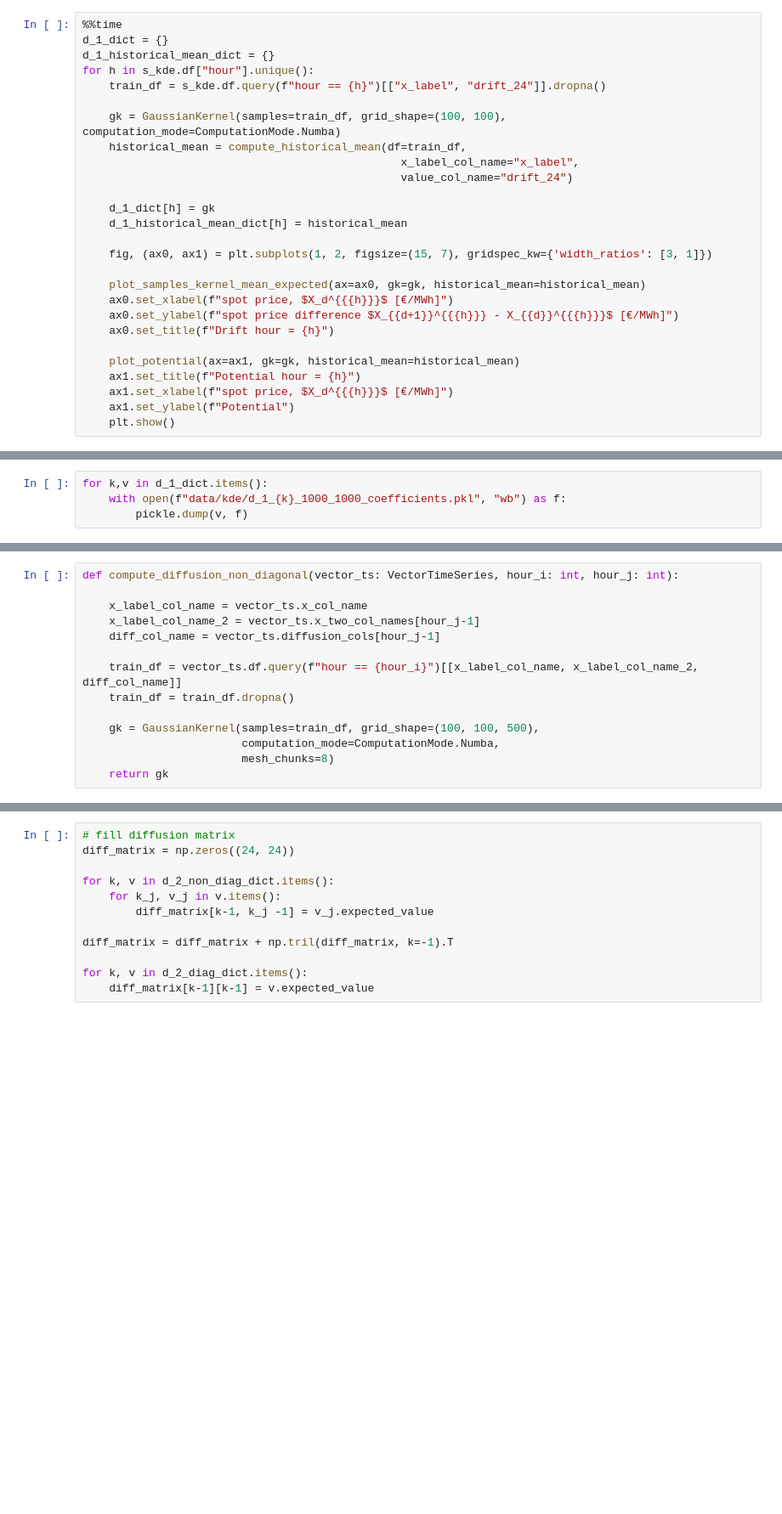
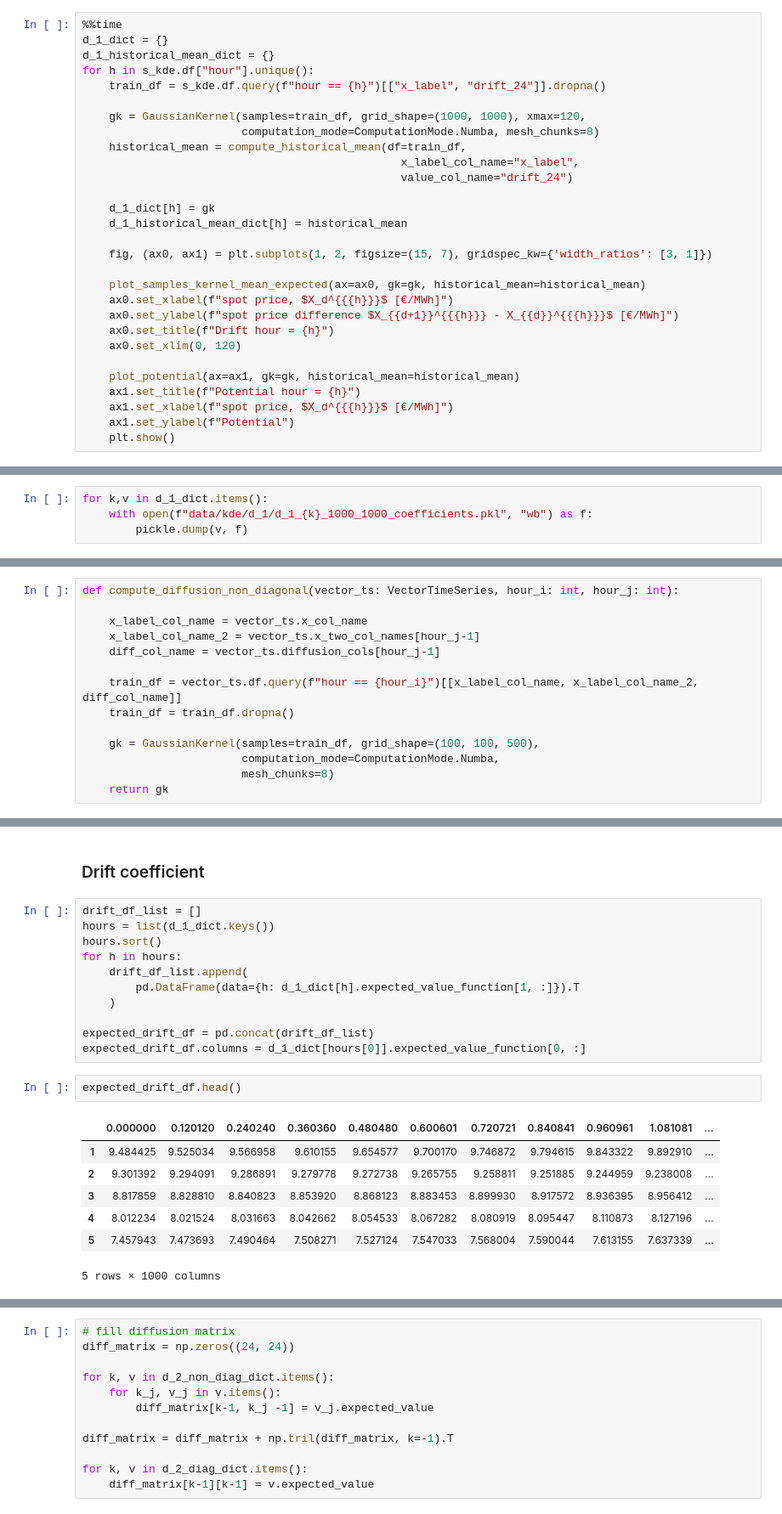
Before and after one commit to NonoMalpi/electricity, a Jupyter notebook: notebooks/Potenciala.ipynb, the cells around one changed output, grey strips where cells are left out. Shown at 85% size. Drawn from its saved outputs; the diff is of its cells as text; blank space fills up the shorter version.

```diff
--- a/notebooks/Potenciala.ipynb
+++ b/notebooks/Potenciala.ipynb
@@ -396,7 +396,8 @@ d_1_historical_mean_dict = {}
 for h in s_kde.df["hour"].unique():
     train_df = s_kde.df.query(f"hour == {h}")[["x_label", "drift_24"]].dropna()
 
-    gk = GaussianKernel(samples=train_df, grid_shape=(100, 100), computation_mode=ComputationMode.Numba)
+    gk = GaussianKernel(samples=train_df, grid_shape=(1000, 1000), xmax=120,
+                        computation_mode=ComputationMode.Numba, mesh_chunks=8)
     historical_mean = compute_historical_mean(df=train_df,
                                                 x_label_col_name="x_label",
                                                 value_col_name="drift_24")
@@ -410,6 +411,7 @@ for h in s_kde.df["hour"].unique():
     ax0.set_xlabel(f"spot price, $X_d^{{{h}}}$ [€/MWh]")
     ax0.set_ylabel(f"spot price difference $X_{{d+1}}^{{{h}}} - X_{{d}}^{{{h}}}$ [€/MWh]")
     ax0.set_title(f"Drift hour = {h}")
+    ax0.set_xlim(0, 120)
 
     plot_potential(ax=ax1, gk=gk, historical_mean=historical_mean)
     ax1.set_title(f"Potential hour = {h}")
@@ -441,5 +443,5 @@ fig.legend(custom_lines,
 plt.show()
 # %%
 for k,v in d_1_dict.items():
-    with open(f"data/kde/d_1_{k}_1000_1000_coefficients.pkl", "wb") as f:
+    with open(f"data/kde/d_1/d_1_{k}_1000_1000_coefficients.pkl", "wb") as f:
         pickle.dump(v, f)
@@ -514,0 +515,23 @@ d_2_non_diag_dict = load_kernels_dict(
+# %% [markdown]
+### Drift coefficient
+# %%
+drift_df_list = []
+hours = list(d_1_dict.keys())
+hours.sort()
+for h in hours:
+    drift_df_list.append(
+        pd.DataFrame(data={h: d_1_dict[h].expected_value_function[1, :]}).T
+    )
+
+expected_drift_df = pd.concat(drift_df_list)
+expected_drift_df.columns = d_1_dict[hours[0]].expected_value_function[0, :]
+# %%
+expected_drift_df.head()
+# %% [output]
+|  | 0.000000 | 0.120120 | 0.240240 | 0.360360 | 0.480480 | 0.600601 | 0.720721 | 0.840841 | 0.960961 | 1.081081 | ... |
+| 1 | 9.484425 | 9.525034 | 9.566958 | 9.610155 | 9.654577 | 9.700170 | 9.746872 | 9.794615 | 9.843322 | 9.892910 | ... |
+| 2 | 9.301392 | 9.294091 | 9.286891 | 9.279778 | 9.272738 | 9.265755 | 9.258811 | 9.251885 | 9.244959 | 9.238008 | ... |
+| 3 | 8.817859 | 8.828810 | 8.840823 | 8.853920 | 8.868123 | 8.883453 | 8.899930 | 8.917572 | 8.936395 | 8.956412 | ... |
+| 4 | 8.012234 | 8.021524 | 8.031663 | 8.042662 | 8.054533 | 8.067282 | 8.080919 | 8.095447 | 8.110873 | 8.127196 | ... |
+| 5 | 7.457943 | 7.473693 | 7.490464 | 7.508271 | 7.527124 | 7.547033 | 7.568004 | 7.590044 | 7.613155 | 7.637339 | ... |
+5 rows × 1000 columns
```
Also changed, not shown: parts of 27 cells of this notebook, 27 other files.
